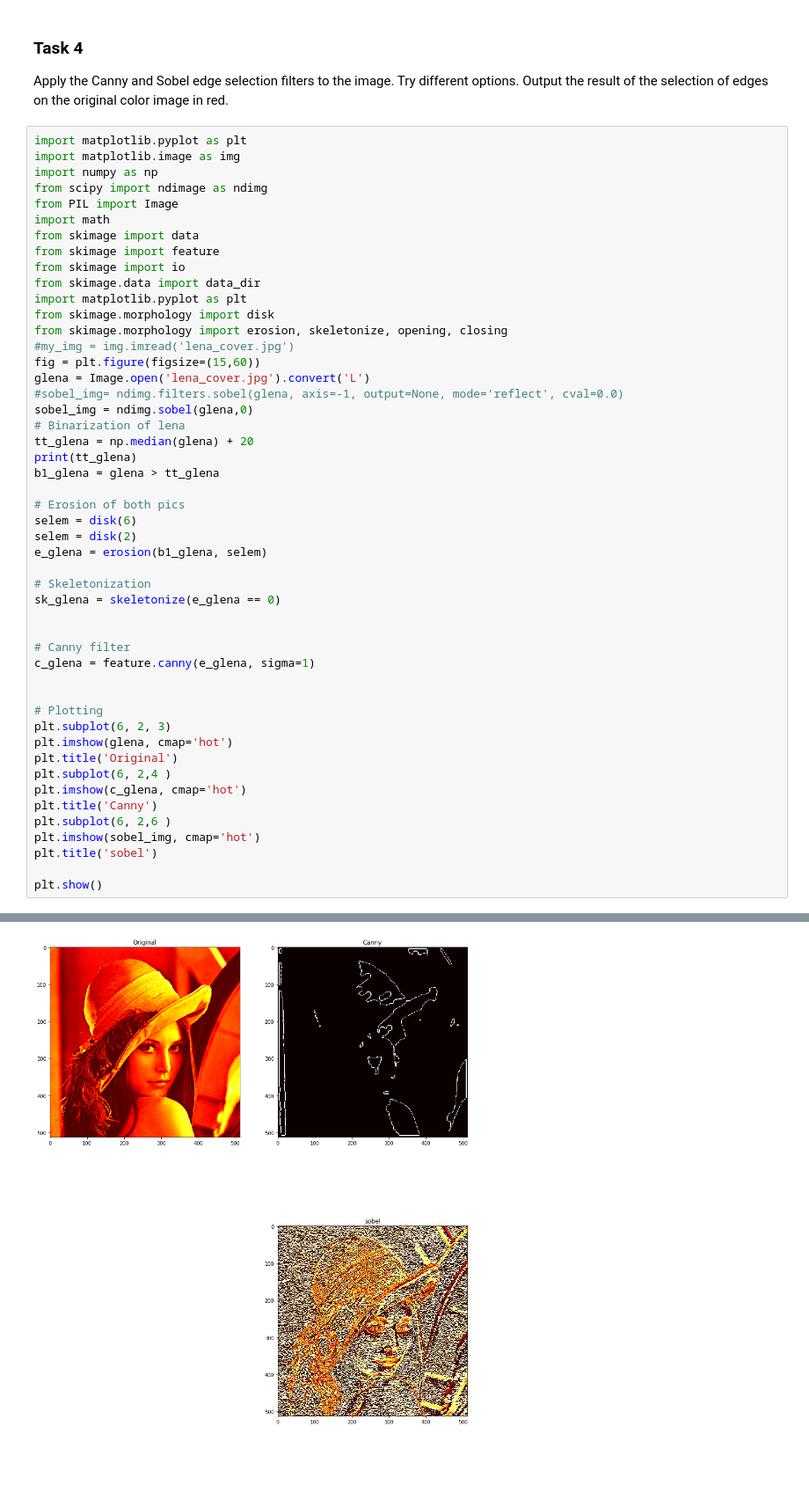
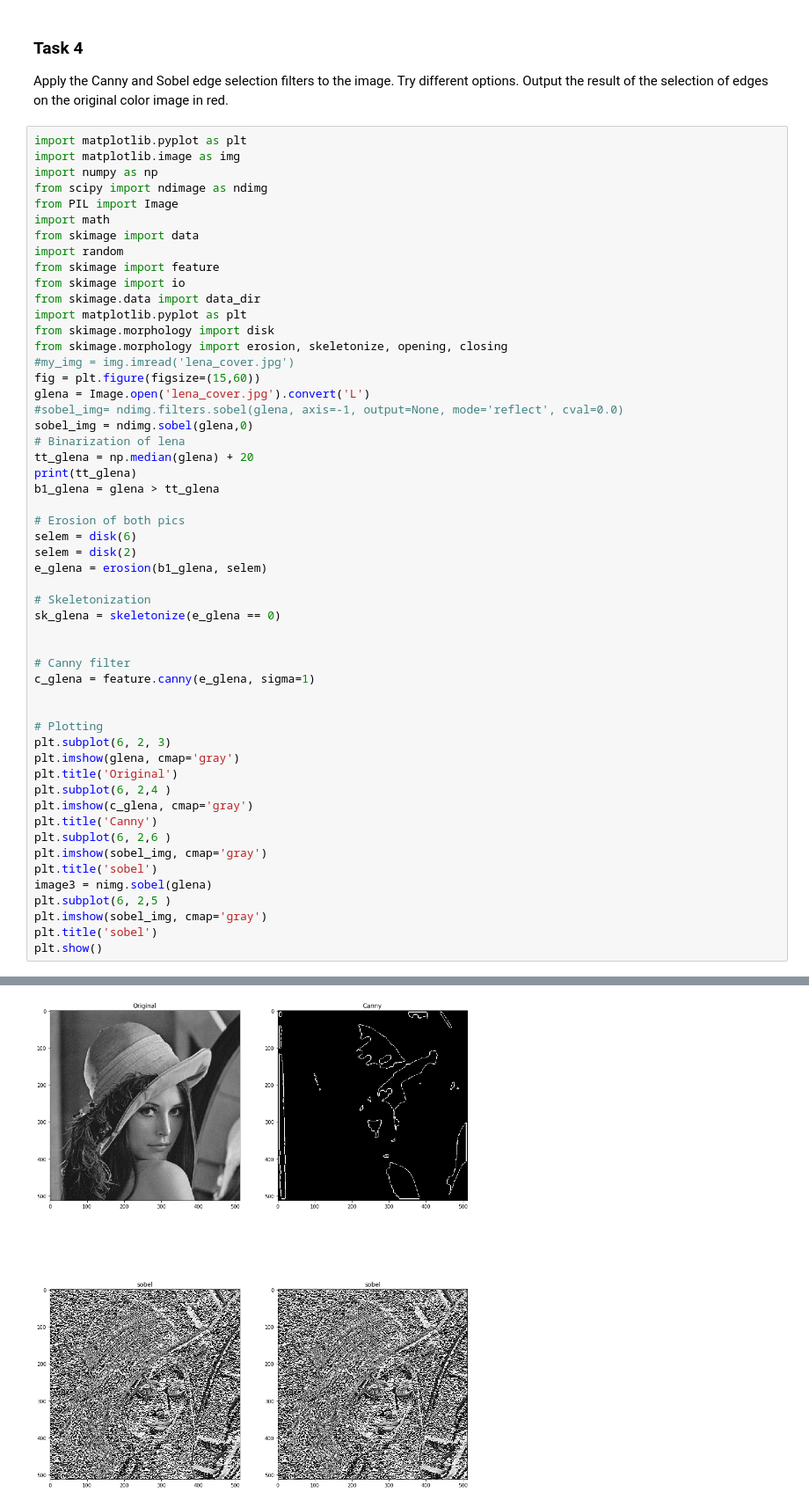
Before and after one commit to aminanima/Machine-Vision, a Jupyter notebook: midterm/task4/Midterm CV.ipynb, the cells around one changed output, grey strips where cells are left out. Shown at 88% size. Drawn from its saved outputs; the diff is of its cells as text; blank space fills up the shorter version.

```diff
--- a/midterm/task4/Midterm CV.ipynb
+++ b/midterm/task4/Midterm CV.ipynb
@@ -27,6 +27,7 @@ from scipy import ndimage as ndimg
 from PIL import Image
 import math
 from skimage import data
+import random
 from skimage import feature
 from skimage import io
 from skimage.data import data_dir
@@ -39,35 +40,38 @@ glena = Image.open('lena_cover.jpg').convert('L')
 #sobel_img= ndimg.filters.sobel(glena, axis=-1, output=None, mode='reflect', cval=0.0)
 sobel_img = ndimg.sobel(glena,0)
 # Binarization of lena
 tt_glena = np.median(glena) + 20
 print(tt_glena)
 b1_glena = glena > tt_glena
 
 # Erosion of both pics
 selem = disk(6)
 selem = disk(2)
 e_glena = erosion(b1_glena, selem)
 
 # Skeletonization
 sk_glena = skeletonize(e_glena == 0)
 
 
 # Canny filter
 c_glena = feature.canny(e_glena, sigma=1)
 
 
 # Plotting
 plt.subplot(6, 2, 3)
-plt.imshow(glena, cmap='hot')
+plt.imshow(glena, cmap='gray')
 plt.title('Original')
 plt.subplot(6, 2,4 )
-plt.imshow(c_glena, cmap='hot')
+plt.imshow(c_glena, cmap='gray')
 plt.title('Canny')
 plt.subplot(6, 2,6 )
-plt.imshow(sobel_img, cmap='hot')
+plt.imshow(sobel_img, cmap='gray')
 plt.title('sobel')
-
+image3 = nimg.sobel(glena)
+plt.subplot(6, 2,5 )
+plt.imshow(sobel_img, cmap='gray')
+plt.title('sobel')
 plt.show()
 # %% [output]
 116.0
-[figure, old version]
+[figure, new version]
```
Also changed, not shown: parts of 2 cells of this notebook.
